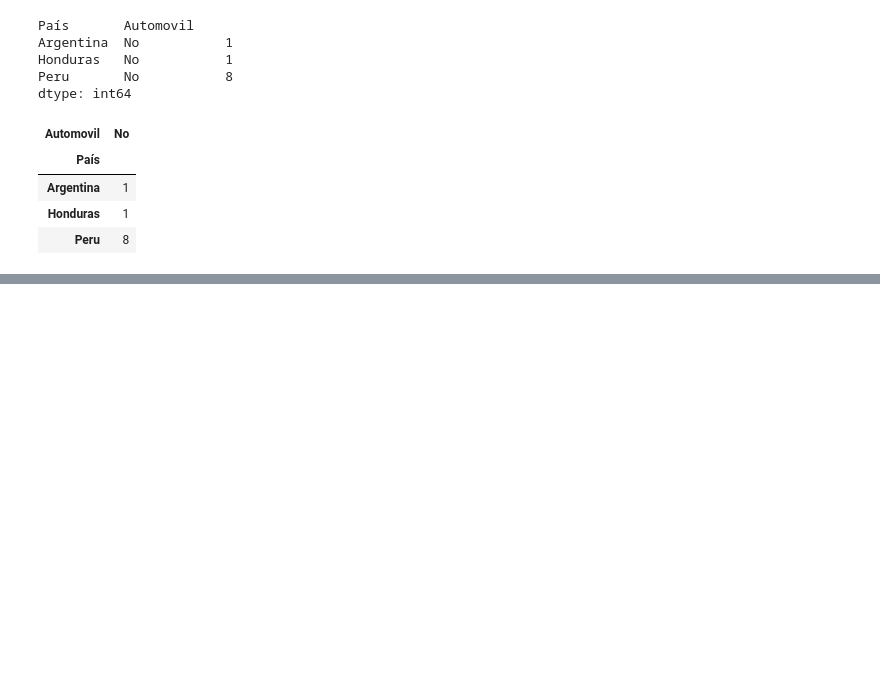
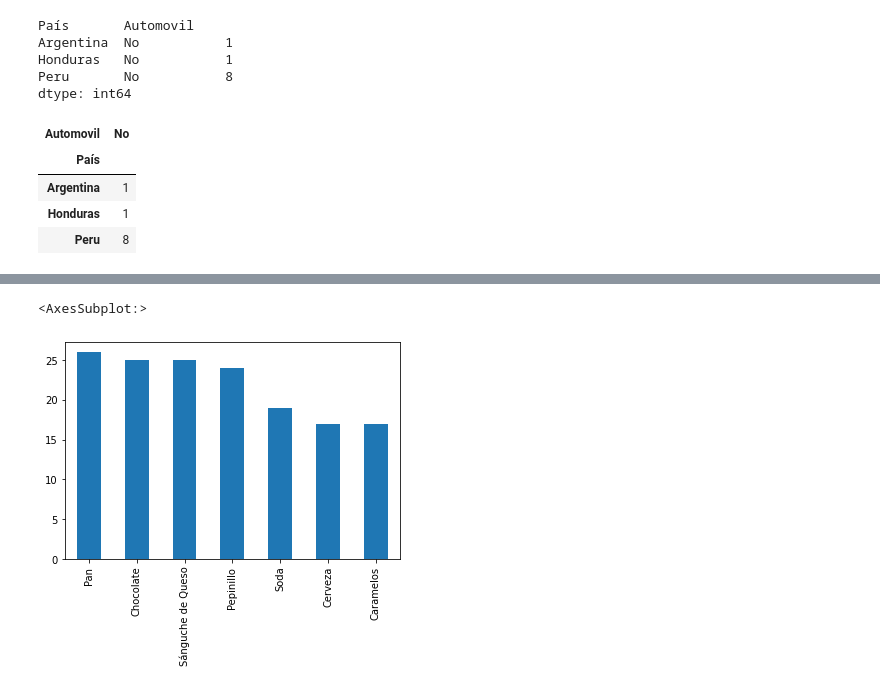
Before and after one commit to joelbarranteswin/1.__Dustin__, a Jupyter notebook: 2. Pandas/2_Curso_analisis_datos_y_graficos.ipynb, the cells around one changed output, grey strips where cells are left out. Drawn from its saved outputs; the diff is of its cells as text; code cells hidden in the pictures; blank space fills up the shorter version.

```diff
--- a/2. Pandas/2_Curso_analisis_datos_y_graficos.ipynb
+++ b/2. Pandas/2_Curso_analisis_datos_y_graficos.ipynb
@@ -343,0 +393,5 @@ amontonar
+# %%
+vol.Artículo.value_counts().plot(kind='bar')
+# %% [output]
+<AxesSubplot:>
+[figure, added]
```
Also changed, not shown: parts of 10 cells of this notebook, 3 other files.
